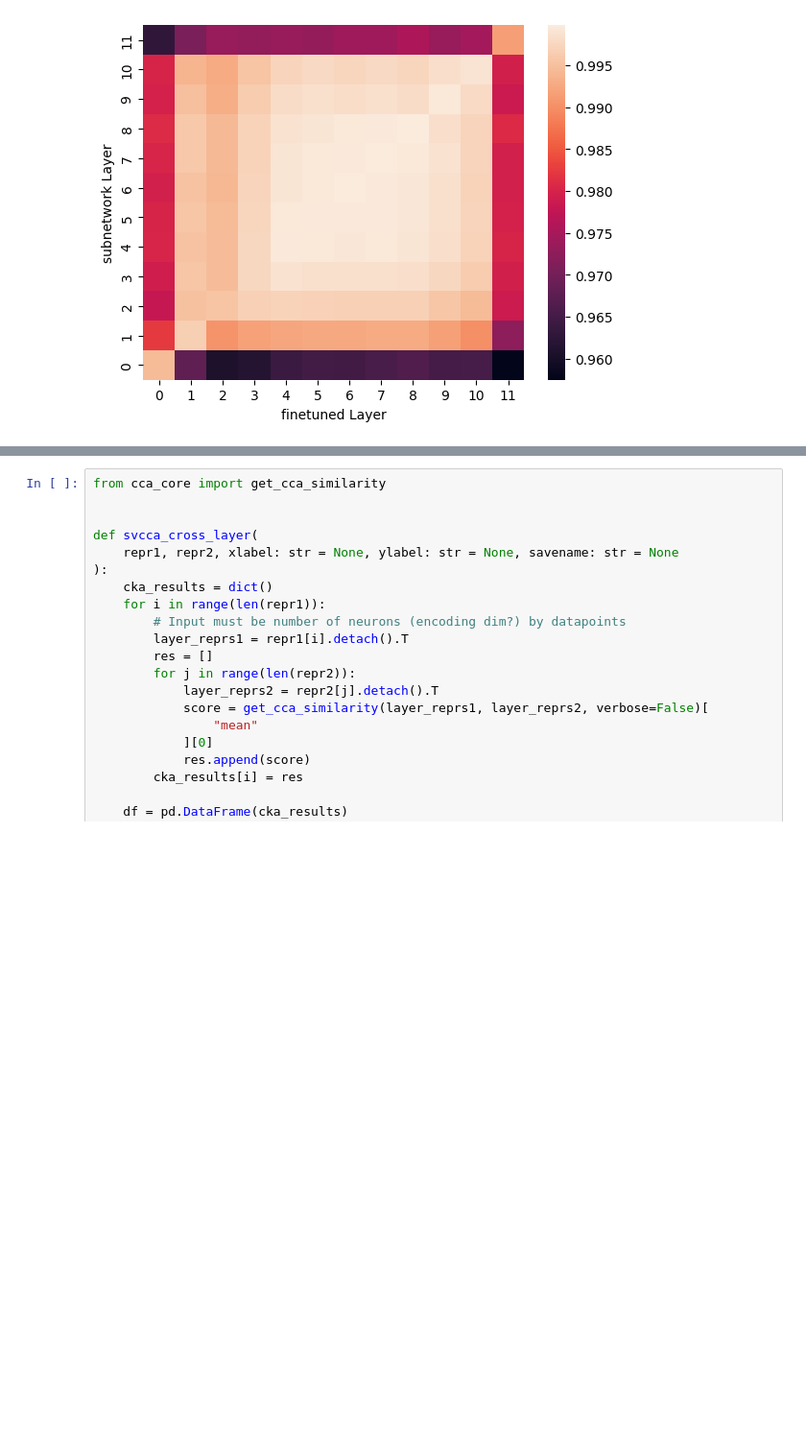
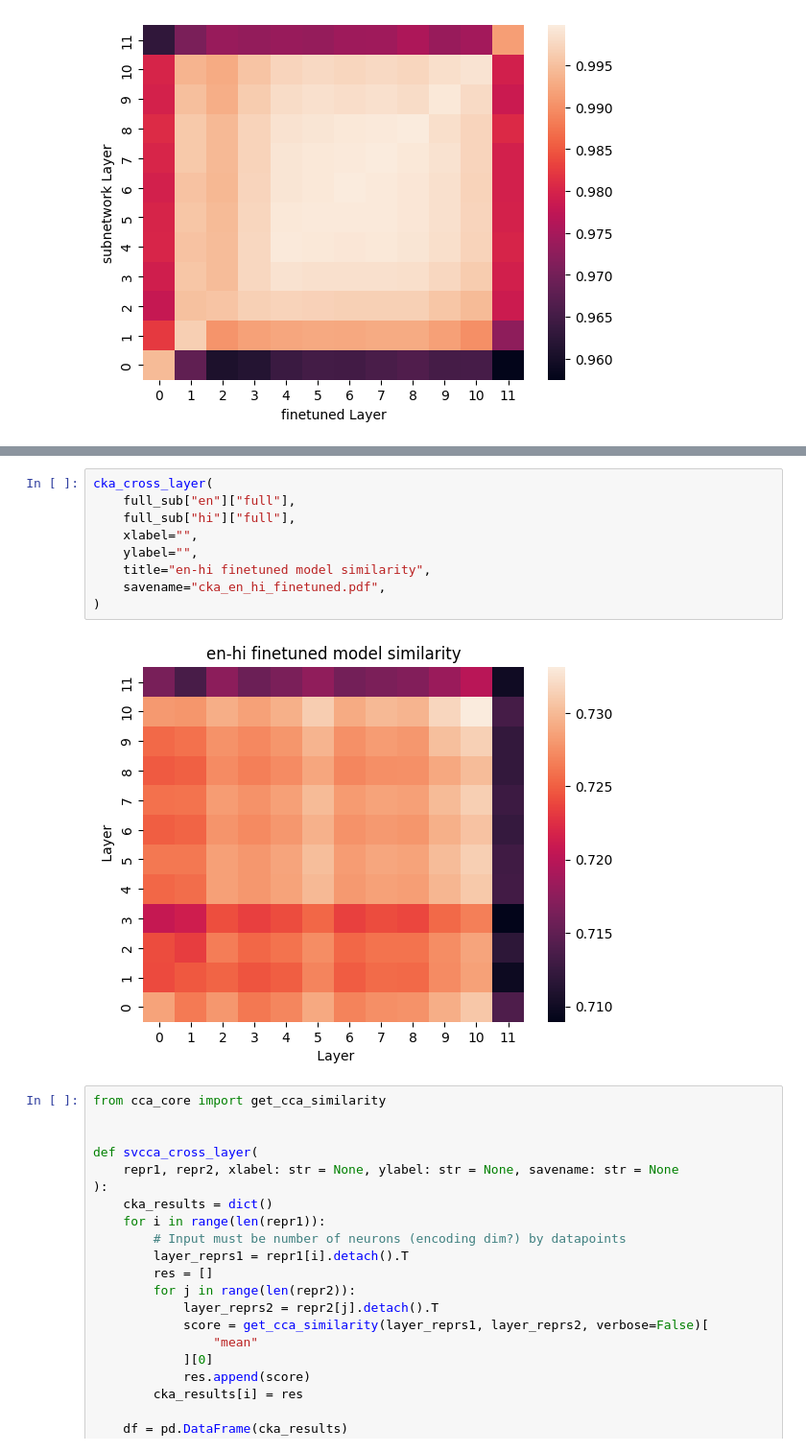
Before and after one commit to MaxBelitsky/cross-lingual-subnetworks, a Jupyter notebook: svcca_cka.ipynb, the cells around one changed output, grey strips where cells are left out. Shown: that part at 96% size. Drawn from its saved outputs; the diff is of its cells as text; blank space fills up the shorter version.

```diff
--- a/svcca_cka.ipynb
+++ b/svcca_cka.ipynb
@@ -164,3 +196,14 @@ cka_cross_layer(
+# %%
+cka_cross_layer(
+    full_sub["en"]["full"],
+    full_sub["hi"]["full"],
+    xlabel="",
+    ylabel="",
+    title="en-hi finetuned model similarity",
+    savename="cka_en_hi_finetuned.pdf",
+)
+# %% [output]
+[figure, added]
 # %%
 from cca_core import get_cca_similarity
 
```
Also changed, not shown: parts of 14 cells of this notebook, 6 other files.
